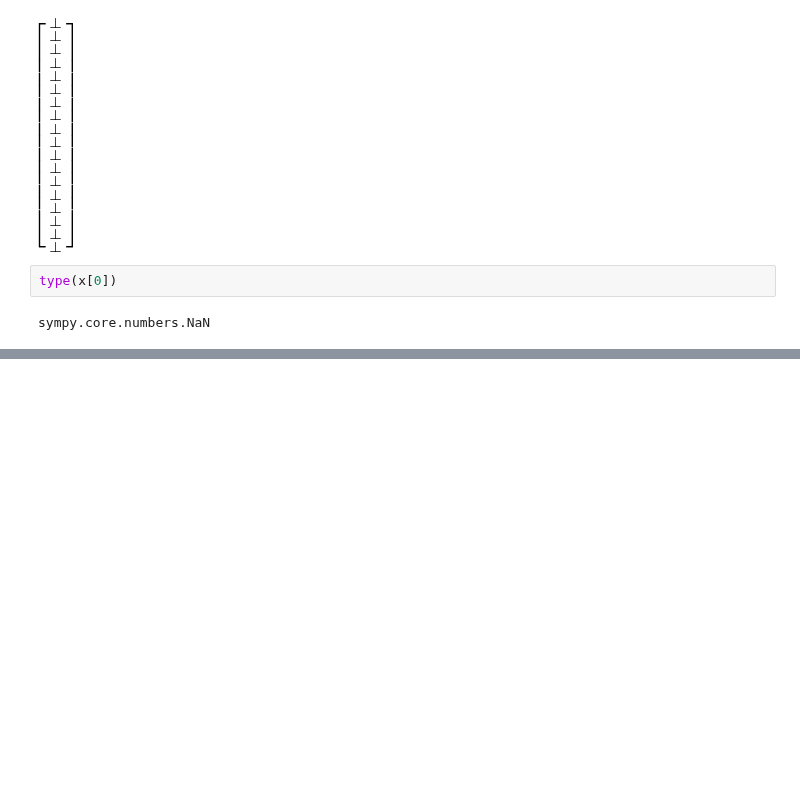
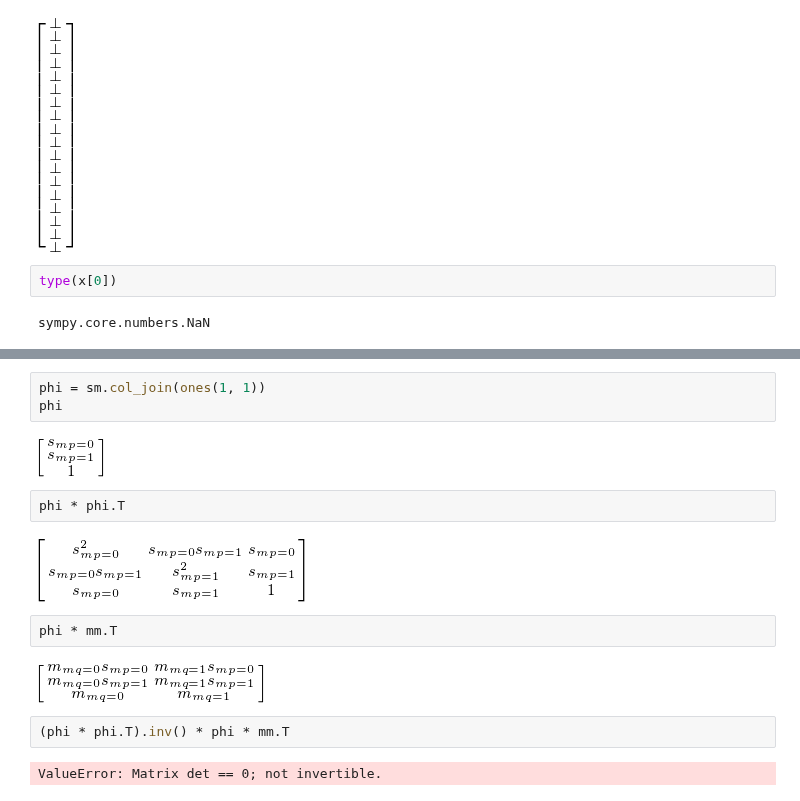
Before and after one commit to csu-hmc/gait-control-direct-id-paper, a Jupyter notebook: src/walking_least_squares.ipynb, the cells around one changed output, grey strips where cells are left out. Cells and saved outputs as stored; diff of their text form; blank space fills up the shorter version.

```diff
--- a/src/walking_least_squares.ipynb
+++ b/src/walking_least_squares.ipynb
@@ -224,0 +273,17 @@ sympy.core.numbers.NaN
+# %%
+phi = sm.col_join(ones(1, 1))
+phi
+# %% [output]
+[figure, added]
+# %%
+phi * phi.T
+# %% [output]
+[figure, added]
+# %%
+phi * mm.T
+# %% [output]
+[figure, added]
+# %%
+(phi * phi.T).inv() * phi * mm.T
+# %% [output]
+ValueError: Matrix det == 0; not invertible.
```
Also changed, not shown: parts of 4 cells of this notebook.
